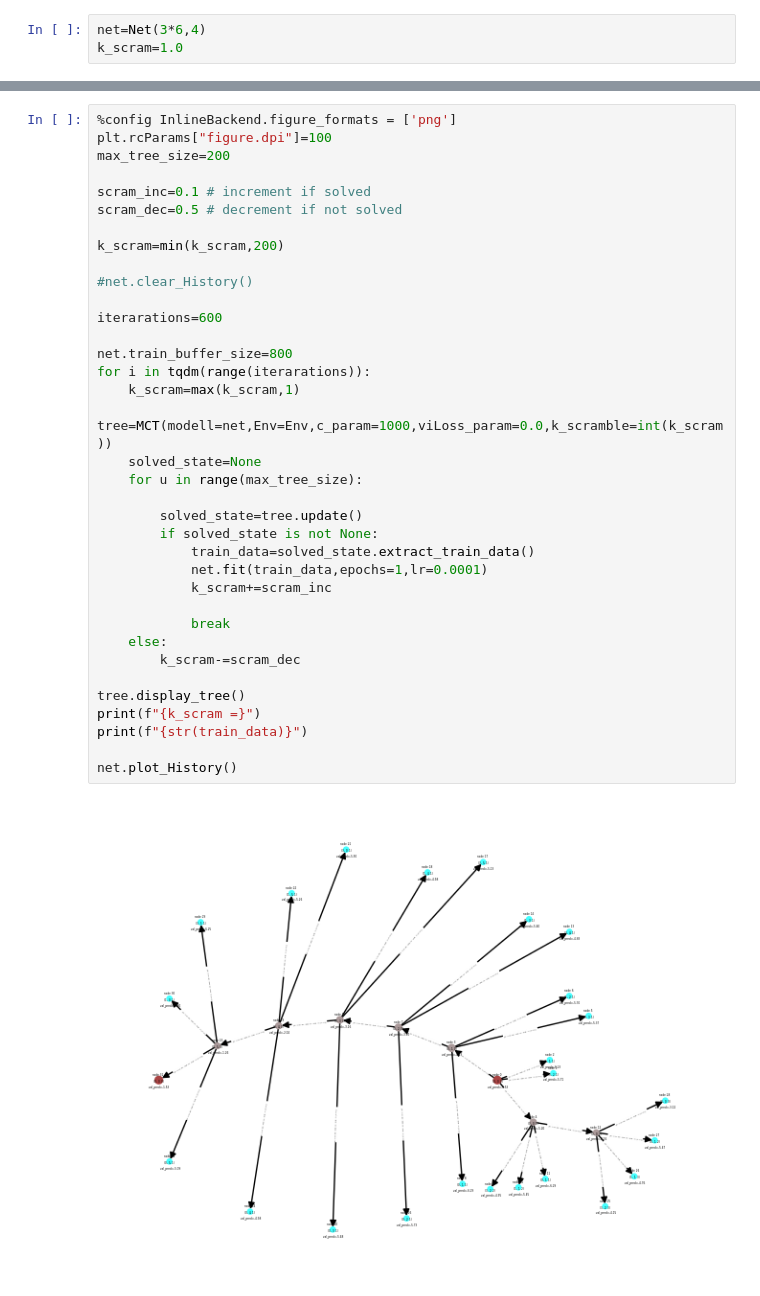
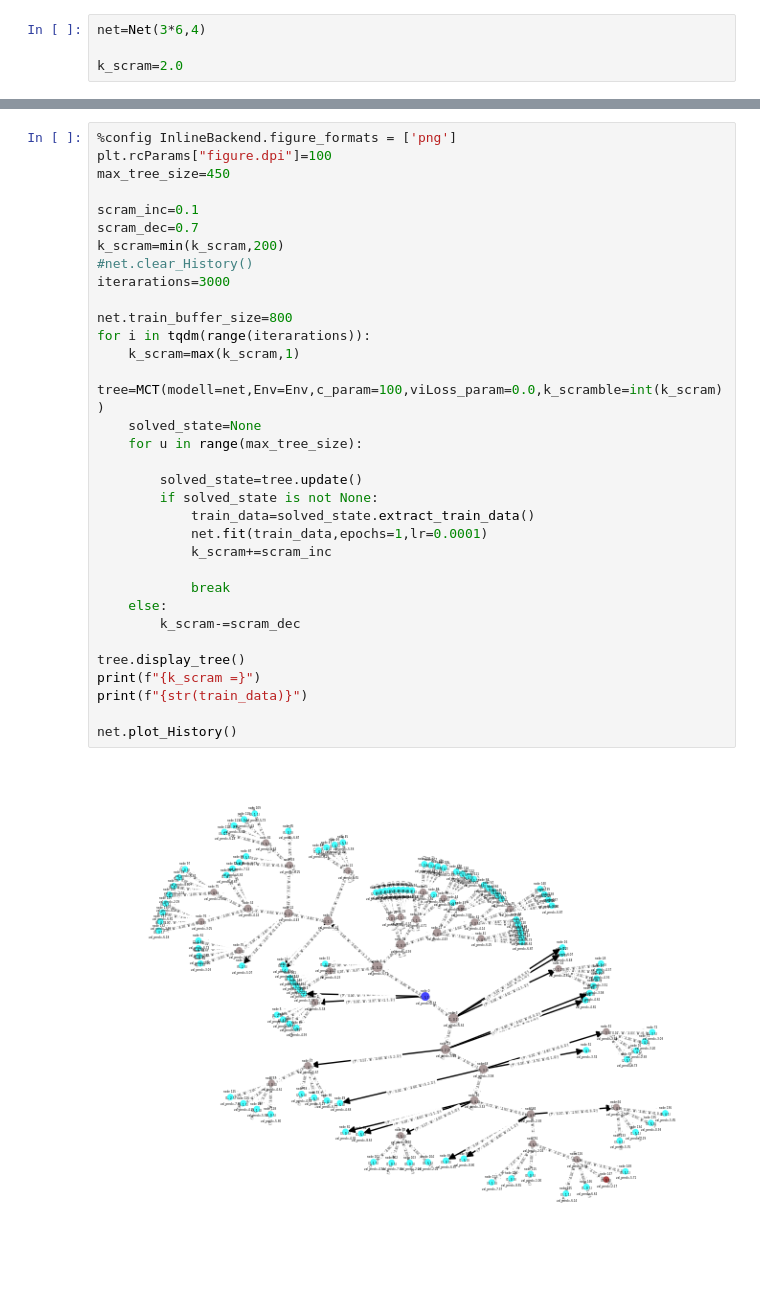
Before and after one commit to JohnyJohnJohnson/RL-simple-group-puzzles, a Jupyter notebook: train.ipynb, the cells around one changed output, grey strips where cells are left out. Drawn from its saved outputs; the diff is of its cells as text.

Commit message:
Pretrained Model

```diff
--- a/train.ipynb
+++ b/train.ipynb
@@ -32,3 +10,4 @@ import matplotlib.pyplot as plt
 # %%
 net=Net(3*6,4)
-k_scram=1.0
+
+k_scram=2.0
@@ -38,38 +14,35 @@ the greater `c_param` is the stronger the tree policy follows the network policy
 # %%
 %config InlineBackend.figure_formats = ['png']
 plt.rcParams["figure.dpi"]=100
-max_tree_size=200
+max_tree_size=450
 
-scram_inc=0.1 # increment if solved
-scram_dec=0.5 # decrement if not solved
-
+scram_inc=0.1
+scram_dec=0.7
 k_scram=min(k_scram,200)
-
 #net.clear_History()
-
-iterarations=600
+iterarations=3000
 
 net.train_buffer_size=800
 for i in tqdm(range(iterarations)):
     k_scram=max(k_scram,1)
-    tree=MCT(modell=net,Env=Env,c_param=1000,viLoss_param=0.0,k_scramble=int(k_scram))
+    tree=MCT(modell=net,Env=Env,c_param=100,viLoss_param=0.0,k_scramble=int(k_scram))
     solved_state=None
     for u in range(max_tree_size):
 
         solved_state=tree.update()
         if solved_state is not None:
             train_data=solved_state.extract_train_data()
             net.fit(train_data,epochs=1,lr=0.0001)
             k_scram+=scram_inc
 
             break
     else:
         k_scram-=scram_dec
 
 tree.display_tree()
 print(f"{k_scram =}")
 print(f"{str(train_data)}")
 
 net.plot_History()
 # %% [output]
-[figure, old version]
+[figure, new version]
```
Also changed, not shown: parts of 10 cells of this notebook, 7 other files.
